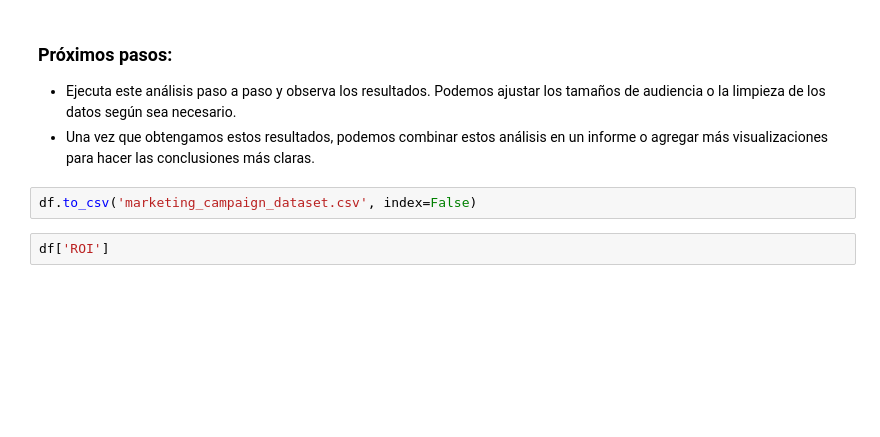
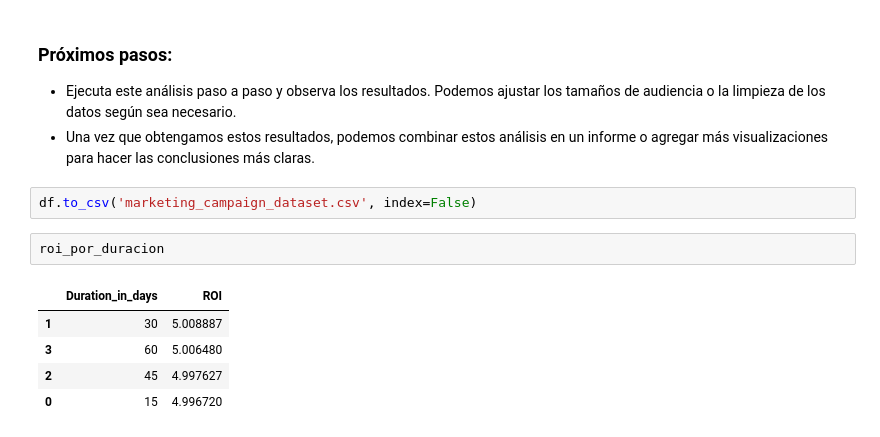
Before and after one commit to David-I-X/Optimizaci-n-de-Campa-as_ROI, a Jupyter notebook: 01_EDA_Marketing_Campaign_Analysis.ipynb, the cells around one changed output. Saved outputs shown, nothing was run; the diff lists cells and outputs as text; blank space fills up the shorter version.

```diff
--- a/01_EDA_Marketing_Campaign_Analysis.ipynb
+++ b/01_EDA_Marketing_Campaign_Analysis.ipynb
@@ -191,5 +205,11 @@ Correlación entre la duración de la campaña y el ROI: 0.00
 - Una vez que obtengamos estos resultados, podemos combinar estos análisis en un informe o agregar más visualizaciones para hacer las conclusiones más claras.
 # %%
 df.to_csv('marketing_campaign_dataset.csv', index=False)
-# %%
-df['ROI']
+# %%
+roi_por_duracion
+# %% [output]
+|  | Duration_in_days | ROI |
+| 1 | 30 | 5.008887 |
+| 3 | 60 | 5.006480 |
+| 2 | 45 | 4.997627 |
+| 0 | 15 | 4.996720 |
```
Also changed, not shown: parts of 2 cells of this notebook.
